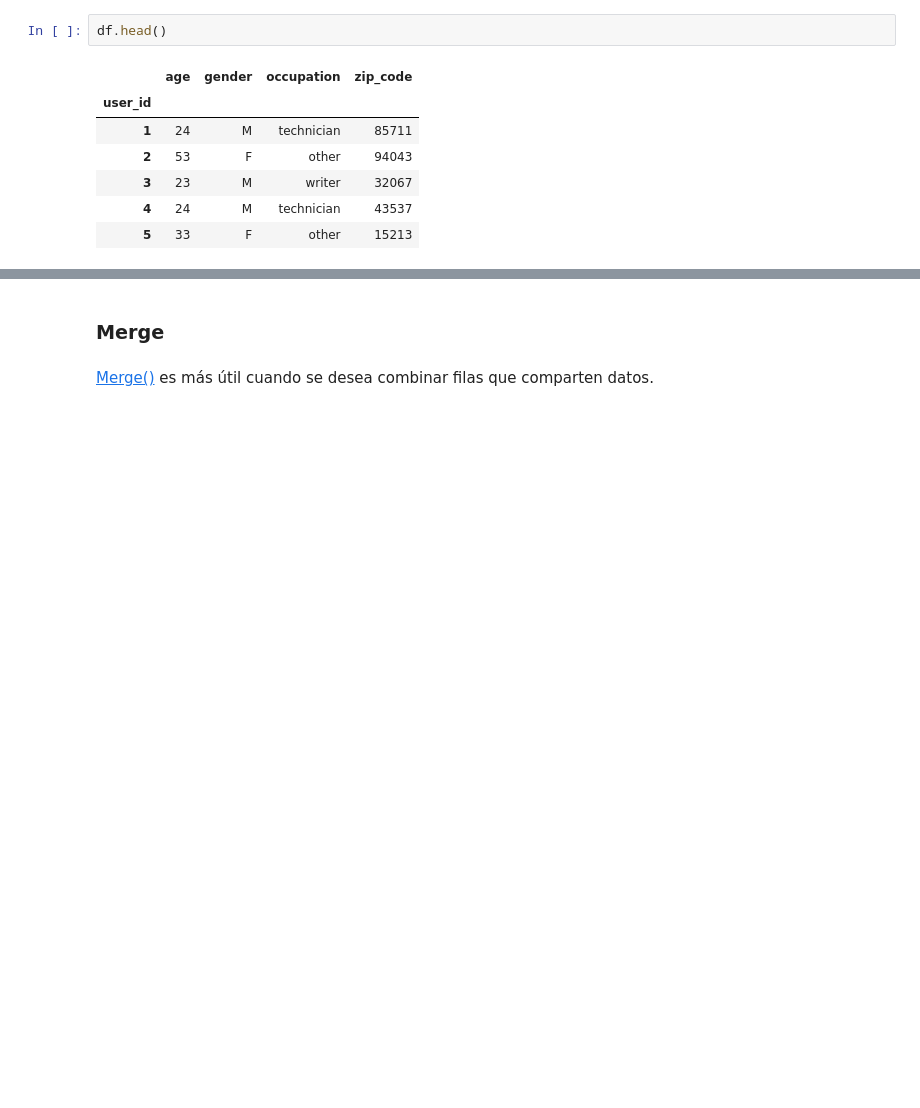
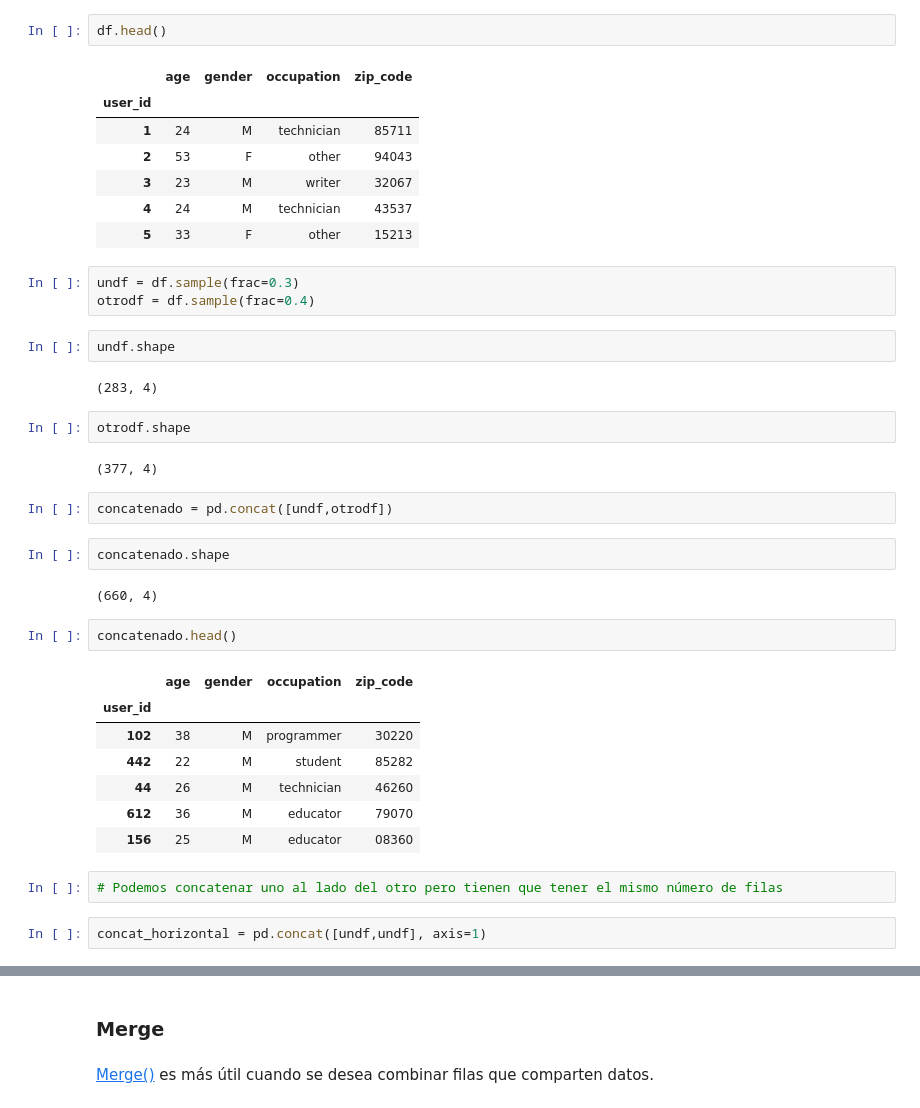
Before and after one commit to Ironhack-Data-Madrid-Agosto-2021/classroom-materials, a Jupyter notebook: week_02/04-pandas.ipynb, the cells around one changed output, grey strips where cells are left out. Saved outputs shown, nothing was run; the diff lists cells and outputs as text; blank space fills up the shorter version.

```diff
--- a/week_02/04-pandas.ipynb
+++ b/week_02/04-pandas.ipynb
@@ -1630,3 +1630,34 @@ df.head()
 | 3 | 23 | M | writer | 32067 |
 | 4 | 24 | M | technician | 43537 |
 | 5 | 33 | F | other | 15213 |
+# %%
+undf = df.sample(frac=0.3)
+otrodf = df.sample(frac=0.4)
+# %%
+undf.shape
+# %% [output]
+(283, 4)
+# %%
+otrodf.shape
+# %% [output]
+(377, 4)
+# %%
+concatenado = pd.concat([undf,otrodf])
+# %%
+concatenado.shape
+# %% [output]
+(660, 4)
+# %%
+concatenado.head()
+# %% [output]
+|  | age | gender | occupation | zip_code |
+| user_id |  |  |  |  |
+| 102 | 38 | M | programmer | 30220 |
+| 442 | 22 | M | student | 85282 |
+| 44 | 26 | M | technician | 46260 |
+| 612 | 36 | M | educator | 79070 |
+| 156 | 25 | M | educator | 08360 |
+# %%
+# Podemos concatenar uno al lado del otro pero tienen que tener el mismo número de filas
+# %%
+concat_horizontal = pd.concat([undf,undf], axis=1)
```
Also changed, not shown: parts of 11 cells of this notebook, 1 other file.
